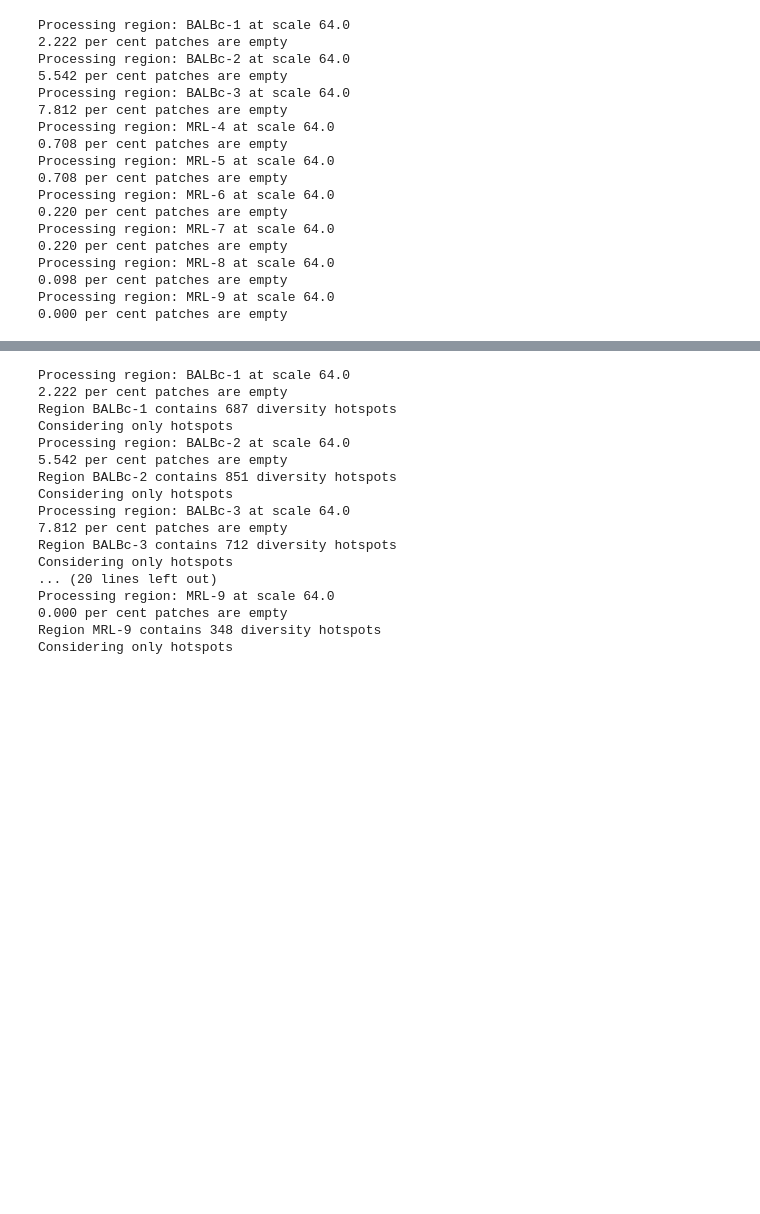
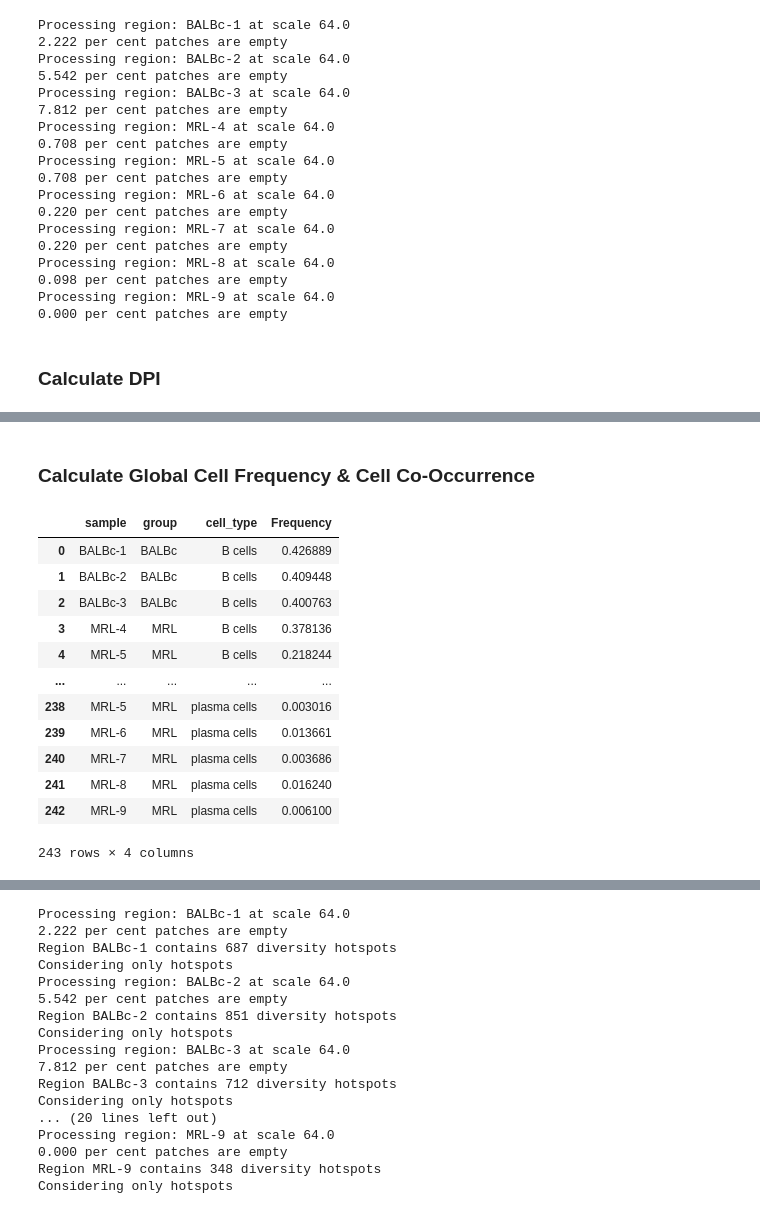
Before and after one commit to Feanor007/MESA, a Jupyter notebook: docs/notebooks/tutorials/MESA_Tutorials.ipynb, the cells around one changed output, grey strips where cells are left out. Drawn from its saved outputs; the diff is of its cells as text; code cells hidden in the pictures; blank space fills up the shorter version.

```diff
--- a/docs/notebooks/tutorials/MESA_Tutorials.ipynb
+++ b/docs/notebooks/tutorials/MESA_Tutorials.ipynb
@@ -251,6 +256,8 @@ Processing region: MRL-8 at scale 64.0
 0.098 per cent patches are empty
 Processing region: MRL-9 at scale 64.0
 0.000 per cent patches are empty
+# %% [markdown]
+### Calculate DPI
 # %%
 # Calculate DPI for hotspots
 dpi_results = eco.calculate_DPI(spatial_data=adata,
@@ -282,3 +289,40 @@ Region MRL-9 contains 348 diversity hotspots
 71 islands identified
 |  | BALBc-1 | BALBc-2 | BALBc-3 | MRL-4 | MRL-5 | MRL-6 | MRL-7 | MRL-8 | MRL-9 |
 | DPI | 404.254256 | 506.251921 | 425.808947 | 270.15184 | 224.575542 | 135.896041 | 262.844537 | 183.2556 | 208.151759 |
+# %% [markdown]
+### Calculate Global Cell Frequency & Cell Co-Occurrence
+# %%
+adata_df = adata.obs[['cell_type', 'sample']]
+adata_df = adata_df.assign(group=[ 'BALBc' if 'BALBc' in name else 'MRL' for name in adata_df['sample']])
+
+# Filter for desired cell types
+selected_cell_types = sorted(adata_df['cell_type'].unique())
+
+filtered_df = adata_df[adata_df['cell_type'].isin(selected_cell_types)]
+
+# Compute cell type frequencies for each sample
+global_cell_count = filtered_df.groupby(['sample', 'cell_type']).size().unstack(fill_value=0)
+grouped_freq = global_cell_count.div(global_cell_count.sum(axis=1), axis=0)
+
+# Add the group info back to this normalized dataframe
+grouped_freq['group'] = [ 'BALBc' if 'BALBc' in name else 'MRL' for name in grouped_freq.index]
+
+# Melt the dataframe for easier plotting and statistical analysis
+global_freq = grouped_freq.reset_index().melt(id_vars=['sample', 'group'], value_vars=selected_cell_types)
+global_freq.columns = ['sample', 'group', 'cell_type', 'Frequency']
+
+global_freq
+# %% [output]
+|  | sample | group | cell_type | Frequency |
+| 0 | BALBc-1 | BALBc | B cells | 0.426889 |
+| 1 | BALBc-2 | BALBc | B cells | 0.409448 |
+| 2 | BALBc-3 | BALBc | B cells | 0.400763 |
+| 3 | MRL-4 | MRL | B cells | 0.378136 |
+| 4 | MRL-5 | MRL | B cells | 0.218244 |
+| ... | ... | ... | ... | ... |
+| 238 | MRL-5 | MRL | plasma cells | 0.003016 |
+| 239 | MRL-6 | MRL | plasma cells | 0.013661 |
+| 240 | MRL-7 | MRL | plasma cells | 0.003686 |
+| 241 | MRL-8 | MRL | plasma cells | 0.016240 |
+| 242 | MRL-9 | MRL | plasma cells | 0.006100 |
+243 rows × 4 columns
```
Also changed, not shown: parts of 12 cells of this notebook, 2 other files.
